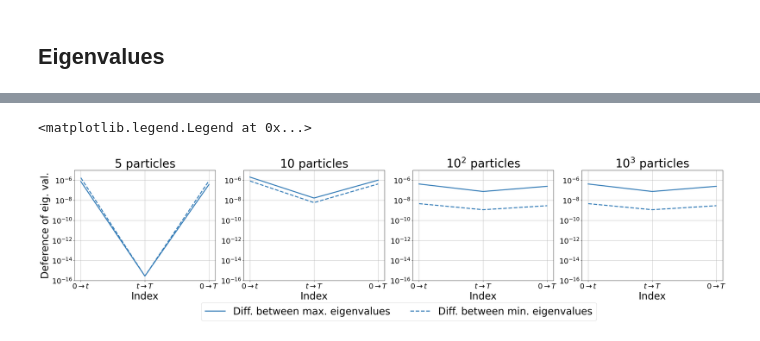
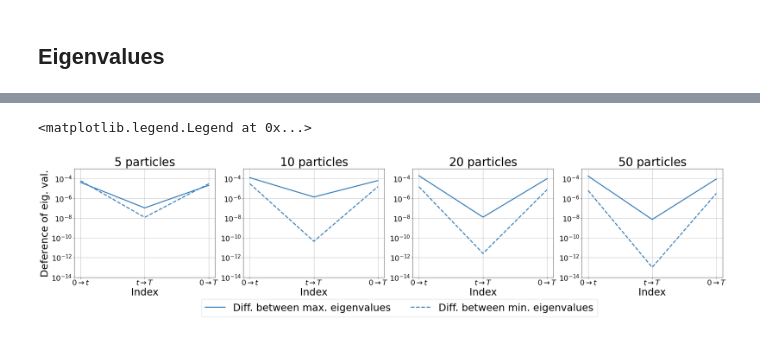
Before and after one commit to msfuji0211/svgd_convergence, a Jupyter notebook: BLR/plot2.ipynb, the cells around one changed output, grey strips where cells are left out. Cells and saved outputs as stored; diff of their text form; code cells hidden in the pictures.

```diff
--- a/BLR/plot2.ipynb
+++ b/BLR/plot2.ipynb
@@ -508,17 +518,18 @@ plt.legend(bbox_to_anchor=(1.05, 0.8), loc='upper left', borderaxespad=0, fontsi
 # %%
 e_5 = [max(eig_rbf_5[0]/5), max(eig_rbf_5[1]/5), max(eig_rbf_5[2]/5)]
 e_10 = [max(eig_rbf_10[0]/10), max(eig_rbf_10[1]/10), max(eig_rbf_10[2]/10)]
-e_100 = [max(eig_rbf_100[0]/100), max(eig_rbf_100[1]/100), max(eig_rbf_100[2]/100)]
-e_1000 = [max(eig_rbf_1000[0]/1000), max(eig_rbf_1000[1]/1000), max(eig_rbf_1000[2]/1000)]
+e_20 = [max(eig_rbf_20[0]/20), max(eig_rbf_20[1]/20), max(eig_rbf_20[2]/20)]
+e_50 = [max(eig_rbf_50[0]/50), max(eig_rbf_50[1]/50), max(eig_rbf_50[2]/50)]
 
 e_5_min = [min(eig_rbf_5[0]/5), min(eig_rbf_5[1]/5), min(eig_rbf_5[2]/5)]
 e_10_min = [min(eig_rbf_10[0]/10), min(eig_rbf_10[1]/10), min(eig_rbf_10[2]/10)]
-e_100_min = [min(eig_rbf_100[0]/100), min(eig_rbf_100[1]/100), min(eig_rbf_100[2]/100)]
-e_1000_min = [min(eig_rbf_1000[0]/1000), min(eig_rbf_1000[1]/1000), min(eig_rbf_1000[2]/1000)]
+e_20_min = [min(eig_rbf_20[0]/20), min(eig_rbf_20[1]/20), min(eig_rbf_20[2]/20)]
+e_50_min = [min(eig_rbf_50[0]/50), min(eig_rbf_50[1]/50), min(eig_rbf_50[2]/50)]
 # %%
 def eig_diff(eig_list):
 
-    return np.array([np.abs(eig_list[0] - eig_list[1])/50000, np.abs(eig_list[1] - eig_list[2])/50000, np.abs(eig_list[0] - eig_list[2])/100000])
+    #return np.array([np.abs(eig_list[0] - eig_list[1])/50000, np.abs(eig_list[1] - eig_list[2])/50000, np.abs(eig_list[0] - eig_list[2])/100000])
+    return np.array([np.abs(eig_list[0] - eig_list[1])/2500, np.abs(eig_list[1] - eig_list[2])/2500, np.abs(eig_list[0] - eig_list[2])/5000])
 # %%
 plt.figure(figsize=(35,6))
 
@@ -536,7 +547,7 @@ plt.xticks(x, particles_list, rotation=0)
 plt.grid(True)
 plt.xticks(fontsize=22)
 plt.yticks(fontsize=22)
-plt.ylim(10**-16, 10**-5)
+plt.ylim(10**-14, 10**-3)
 plt.xlabel('Index',fontsize=30)
 plt.ylabel('Deference of eig. val.',fontsize=30)
 plt.title('$5$ particles',fontsize=35)
@@ -553,40 +564,40 @@ plt.yscale('log')
 plt.xticks(x, particles_list, rotation=0)
 plt.grid(True)
 plt.xticks(fontsize=22)
 plt.yticks(fontsize=22)
-plt.ylim(10**-16, 10**-5)
+plt.ylim(10**-14, 10**-3)
 plt.xlabel('Index',fontsize=30)
 plt.title('$10$ particles',fontsize=35)
 
 plt.subplot(1,4,3)
 
-plt.plot(eig_diff(e_100),c='#377eb8', linewidth=3)
-plt.plot(eig_diff(e_100_min),linestyle='--',c='#377eb8', linewidth=3)
+plt.plot(eig_diff(e_20),c='#377eb8', linewidth=3)
+plt.plot(eig_diff(e_20_min),linestyle='--',c='#377eb8', linewidth=3)
 
 plt.yscale('log')
 #plt.xscale('log')
 plt.grid(True)
 plt.xticks(fontsize=22)
 plt.yticks(fontsize=22)
-plt.ylim(10**-16, 10**-5)
+plt.ylim(10**-14, 10**-3)
 plt.xlabel('Index',fontsize=30)
-plt.title('$10^{2}$ particles',fontsize=35)
+plt.title('$20$ particles',fontsize=35)
 plt.xticks(x, particles_list, rotation=0)
 
 plt.subplot(1,4,4)
 
-plt.plot(eig_diff(e_100),c='#377eb8', linewidth=3, label='Diff. between max. eigenvalues')
-plt.plot(eig_diff(e_100_min),linestyle='--',c='#377eb8', linewidth=3, label='Diff. between min. eigenvalues')
+plt.plot(eig_diff(e_50),c='#377eb8', linewidth=3, label='Diff. between max. eigenvalues')
+plt.plot(eig_diff(e_50_min),linestyle='--',c='#377eb8', linewidth=3, label='Diff. between min. eigenvalues')
 plt.yscale('log')
 #plt.xscale('log')
 plt.grid(True)
 plt.xticks(fontsize=22)
 plt.yticks(fontsize=22)
 plt.xticks(x, particles_list, rotation=0)
-plt.ylim(10**-16, 10**-5)
+plt.ylim(10**-14, 10**-3)
 plt.xlabel('Index',fontsize=30)
-plt.title('$10^{3}$ particles',fontsize=35)
+plt.title('$50$ particles',fontsize=35)
 plt.legend(bbox_to_anchor=(-2.7, -0.2), loc='upper left', borderaxespad=0, fontsize=30, ncol = 2)
 # %% [output]
 <matplotlib.legend.Legend at 0x...>
-[figure, old version]
+[figure, new version]
```
Also changed, not shown: parts of 4 cells of this notebook.
